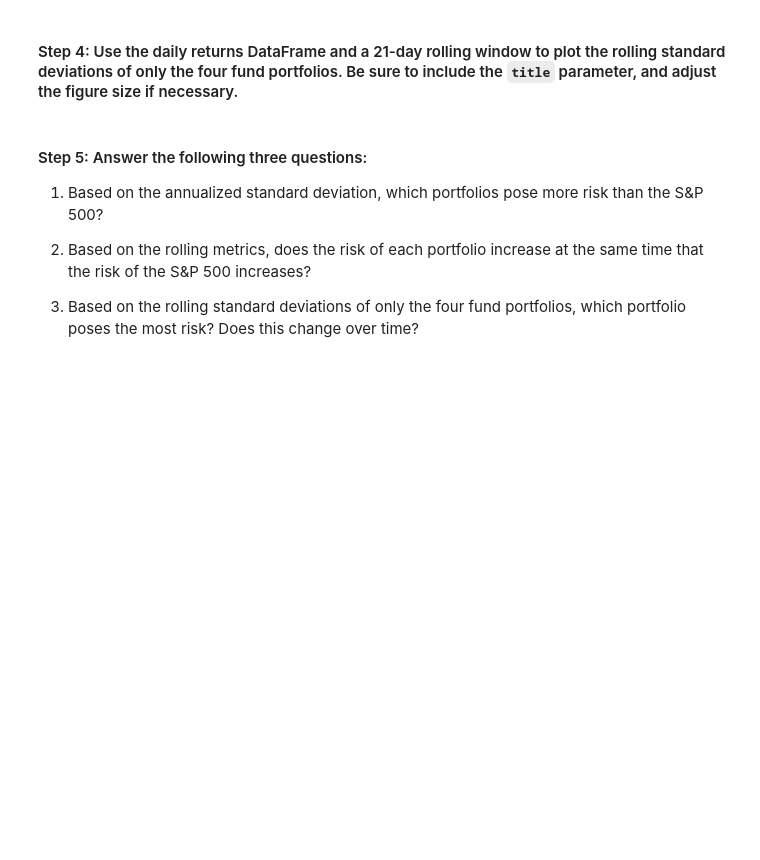
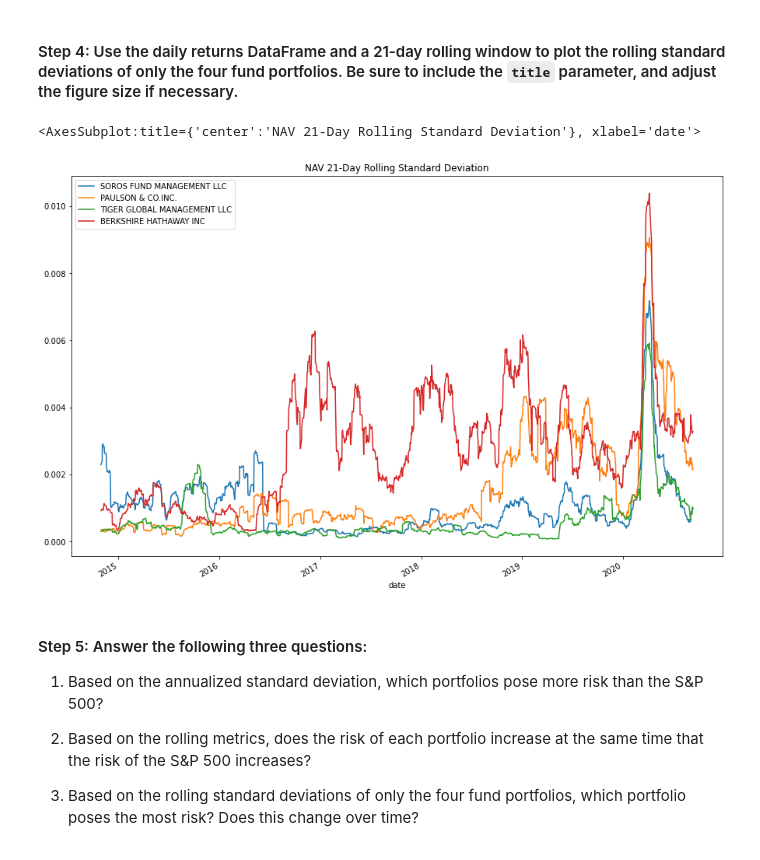
Before and after one commit to naomynaomy/module4challenge, a Jupyter notebook: Starter_Code/risk_return_analysis.ipynb, the cells around one changed output. Cells and saved outputs as stored; diff of their text form; code cells hidden in the pictures; blank space fills up the shorter version.

```diff
--- a/Starter_Code/risk_return_analysis.ipynb
+++ b/Starter_Code/risk_return_analysis.ipynb
@@ -263,7 +284,13 @@ Evaluate the risk profile of each portfolio by using the standard deviation and
 # %%
 # Using the daily return data and a 21-day rolling window, plot the rolling standard deviation of just the 4 portfolios.
 # Include a title parameter and adjust the figure size
-# YOUR CODE HERE
+NAV_df.rolling(window=21).std().plot(
+    figsize = (15,10),
+    title = "NAV 21-Day Rolling Standard Deviation"
+)
+# %% [output]
+<AxesSubplot:title={'center':'NAV 21-Day Rolling Standard Deviation'}, xlabel='date'>
+[figure, added]
 # %% [markdown]
 #### Step 5: Answer the following three questions:
 
```
Also changed, not shown: parts of 11 cells of this notebook.
